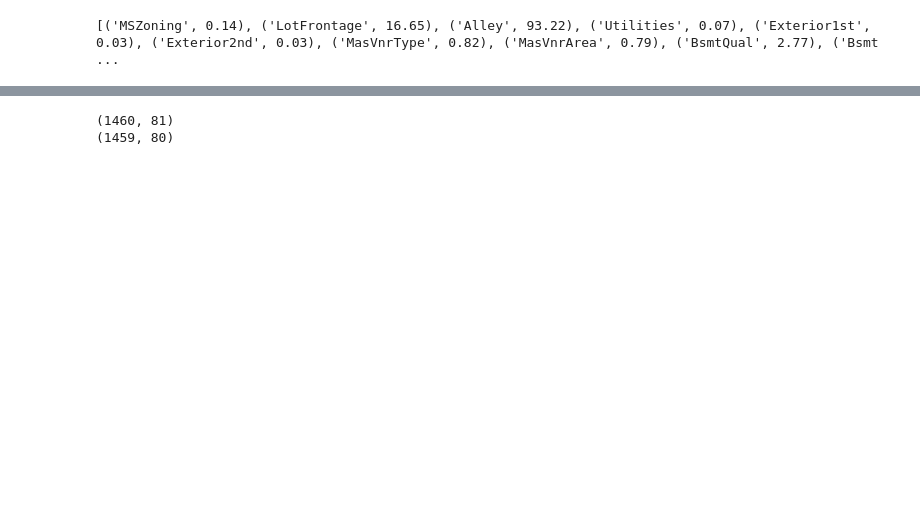
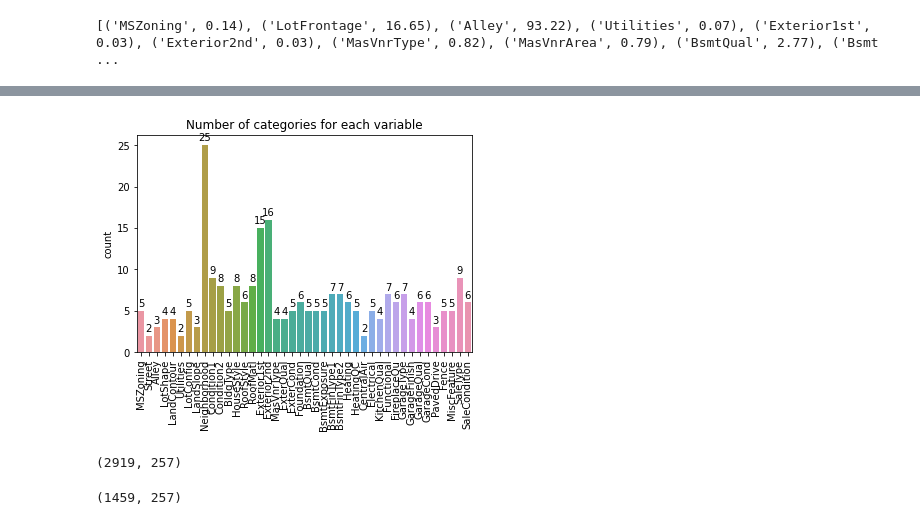
Before and after one commit to Adith13294/House-price-predictions, a Jupyter notebook: House_Price_prediction.ipynb, the cells around one changed output, grey strips where cells are left out. Drawn from its saved outputs; the diff is of its cells as text; code cells hidden in the pictures; blank space fills up the shorter version.

Commit message:
Update House_Price_prediction.ipynb
Added data cleaning  methods and changed Barplot method

```diff
--- a/House_Price_prediction.ipynb
+++ b/House_Price_prediction.ipynb
@@ -252,7 +247,10 @@ for i in test_set.select_dtypes(include=['object']).columns:
 ... (15 outputs left out)
 # %%
 #Data Wrangling
+train_Y = training_set.iloc[:, -1]
+training_set.drop(labels="SalePrice", axis=1, inplace= True)
 #1.count of null values in every row and column and store in a dictionary for future purposes
+
 NullCountDict = {}
 for column in training_set.isna().columns.values.tolist():
   print("\n"+ column)
@@ -368,7 +363,7 @@ print(NACombinedCols)
 
 
 #Dropping Pool QC as the number of NAs is 99%
-#combined_set.drop("PoolQC", axis = 1, inplace=True)
+combined_set.drop("PoolQC", axis = 1, inplace=True)
 
 #Can change value of Garage area and Garage cars and GarageType as 0 as NA represents 0 area and year respectively
 fillNA(combined_set, "GarageArea", 0)
@@ -396,7 +391,7 @@ fillNAmode(combined_set, "MSZoning")
 
 
 #Filling LotFrontage by grouping Neighborhood by mean
-combined_set_1["LotFrontage"] = combined_set_1["LotFrontage"].fillna(combined_set_1.groupby("Neighborhood")["LotFrontage"].transform(lambda x: x.fillna(x.mean())))
+combined_set["LotFrontage"] = combined_set["LotFrontage"].fillna(combined_set.groupby("Neighborhood")["LotFrontage"].transform(lambda x: x.fillna(x.mean())))
 
 #Filling Alley with value as "No" as the count of NA represents a seperate value
 fillNA(combined_set, "Alley", "No")
@@ -404,7 +399,7 @@ fillNA(combined_set, "Alley", "No")
 
 #Filling MasVnrType as using mode of MasVnrArea
 fillNAmode(combined_set, "MasVnrType")
-combined_set_1["MasVnrArea"] = combined_set_1["MasVnrArea"].fillna(combined_set_1.groupby("MasVnrType")["MasVnrArea"].transform(lambda x: x.fillna(x.mean())))
+combined_set["MasVnrArea"] = combined_set["MasVnrArea"].fillna(combined_set.groupby("MasVnrType")["MasVnrArea"].transform(lambda x: x.fillna(x.mean())))
 
 #Filling below columns with No as they represent a different valueset
 fillNA(combined_set, "BsmtQual", "No")
@@ -438,0 +455,13 @@ fillNA(combined_set, "MiscFeature", "No")
+# %%
+#Splitting into Keys and Values by using filter and map
+values = combined_set[combined_set.select_dtypes(exclude=['object']).columns].apply(lambda x: x.skew()).sort_values().tolist()
+keys = combined_set[combined_set.select_dtypes(exclude=['object']).columns].apply(lambda x: x.skew()).sort_values().index.tolist()
+combination = filter(lambda x: x[1] > 1 or x[1] < -1 , zip(keys, values))
+keys,values = map(list,zip(*combination))
+
+#Applying boxcox1p to reduce the skewness factor
+for key in keys:
+  combined_set[key] = boxcox1p(combined_set[key], boxcox_normmax(combined_set[key]+ 1))
+
+#Again checking the skewness factor.
+combined_set[combined_set.select_dtypes(exclude=['object']).columns].apply(lambda x: x.skew()).sort_values()
@@ -439,7 +486,27 @@ fillNA(combined_set, "MiscFeature", "No")
+# %%
+#Checking the number of categories in each categorical variables, so if it exceeds a range we can delete that category. We find that the n
+cols = combined_set.select_dtypes(include=['object']).columns.tolist()
+counts = [len(combined_set[col].value_counts().index.tolist()) for col in cols]
+ax = sns.barplot(x = cols, y = counts)
+ax.set_xticklabels(ax.get_xticklabels(), rotation=90)
+ax.set_title("Number of categories for each variable")
+ax.set_ylabel("count")
+BarPlotCount(ax,counts)
+plt.show()
+# %% [output]
+[figure, added]
+# %%
+#Filling categorical variables with dummies
+combined_set = pd.get_dummies(combined_set, columns = cols, drop_first=True)
+combined_set.shape
+# %% [output]
+(2919, 257)
 # %%
+#Splitting training and testing set
 training_set = combined_set.iloc[:1460,:]
 test_set = combined_set.iloc[1460:,:]
-test_set = test_set.drop("SalePrice", axis=1)
-# %% [output]
-(1460, 81)
-(1459, 80)
+# %%
+training_set.shape
+test_set.shape
+# %% [output]
+(1459, 257)
```
Also changed, not shown: parts of 9 cells of this notebook.
